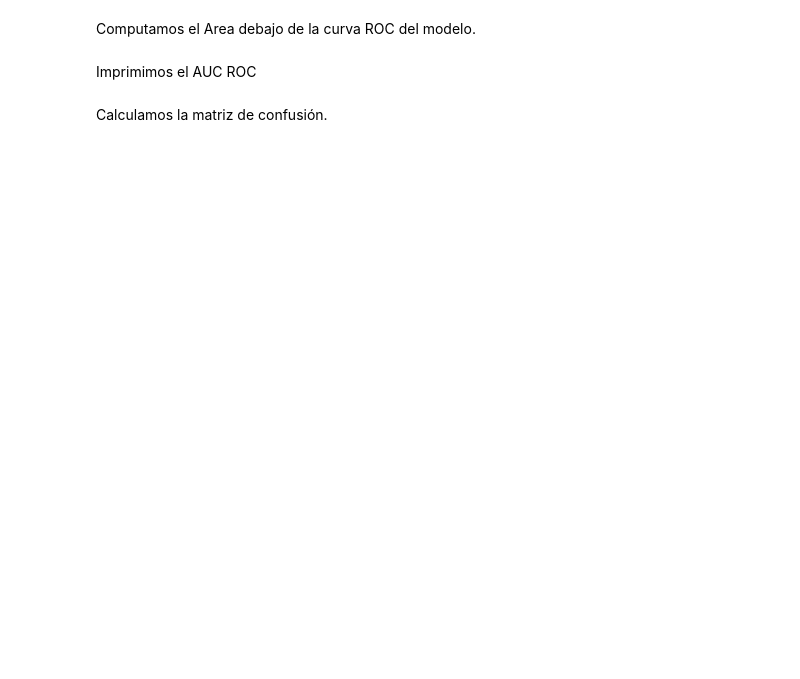
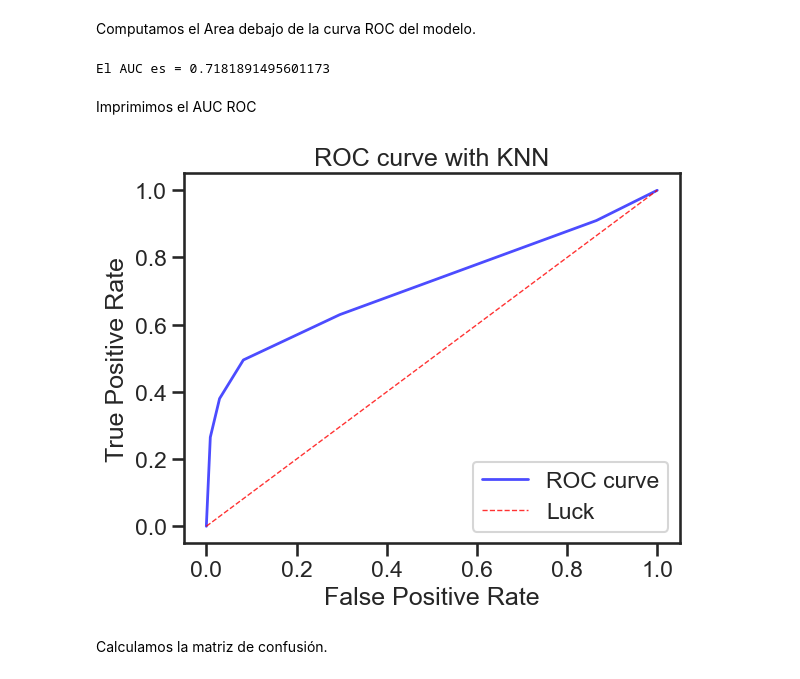
Before and after one commit to clusterai/Ciencia-de-Datos-UTN-FRBA, a Jupyter notebook: clase03/clusterai_clase03_clasificacion_breast.ipynb, the cells around one changed output. Cells and saved outputs as stored; diff of their text form; code cells hidden in the pictures; blank space fills up the shorter version.

```diff
--- a/clase03/clusterai_clase03_clasificacion_breast.ipynb
+++ b/clase03/clusterai_clase03_clasificacion_breast.ipynb
@@ -184,6 +184,6 @@ Defino modelo LR
 # %%
-# defino modelo LR llamado model_lr
+# defino modelo KNN llamado model_knn
 # (OJO! no estamos haciendo grid-search)
-model_lr = LogisticRegression()
+model_knn = KNeighborsClassifier(n_neighbors=5)
 # %%
 # realizo un cross validation de 5 folds para ver la performance del modelo con distintas particiones de entrenamiento
@@ -199,4 +205,4 @@ np.mean(cv_results['test_score'])
 Ajusto-entreno (fiteo) modelo a los datos de train. OJO! aca no estamos usando cross-validation.
 # %%
 # Ajusto mi modelo a las muestras de training utilizando tanto Xtrain como Ytrain
-model_lr.fit(xtrain_scal, ytrain)
+model_knn.fit(xtrain_scal, ytrain)
@@ -218,21 +246,25 @@ print("El accuracy es " + str(test_acc))
 Computamos el Area debajo de la curva ROC del modelo.
 # %%
 #compute and plot AUC
-yproba = model_lr.predict_proba(xtest_scal)
+yproba = model_knn.predict_proba(xtest_scal)
 fpr1, tpr1, thresholds = roc_curve(ytest.astype('int'), yproba[:,1], drop_intermediate = False)
 auc_ = auc(fpr1, tpr1)
 print("El AUC es = " + str(auc_))
+# %% [output]
+El AUC es = 0.7181891495601173
 # %% [markdown]
 Imprimimos el AUC ROC
 # %%
 plt.plot(fpr1, tpr1, lw=2, alpha=0.7 , label = 'ROC curve', color = 'b')
 plt.plot([0, 1], [0, 1], linestyle='--', lw=1, color='r',label='Luck', alpha=.8)
 plt.xlabel('False Positive Rate')
 plt.ylabel('True Positive Rate')
 plt.grid(False)
 plt.legend(loc="lower right")
-plt.title('ROC curve with LR')
+plt.title('ROC curve with KNN')
 plt.show()
+# %% [output]
+[figure, added]
 # %% [markdown]
 Calculamos la matriz de confusión.
 # %%
```
Also changed, not shown: parts of 17 cells of this notebook.
